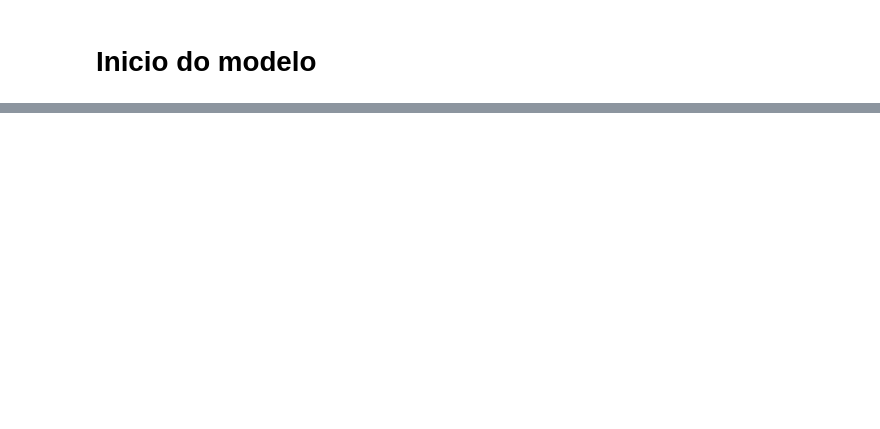
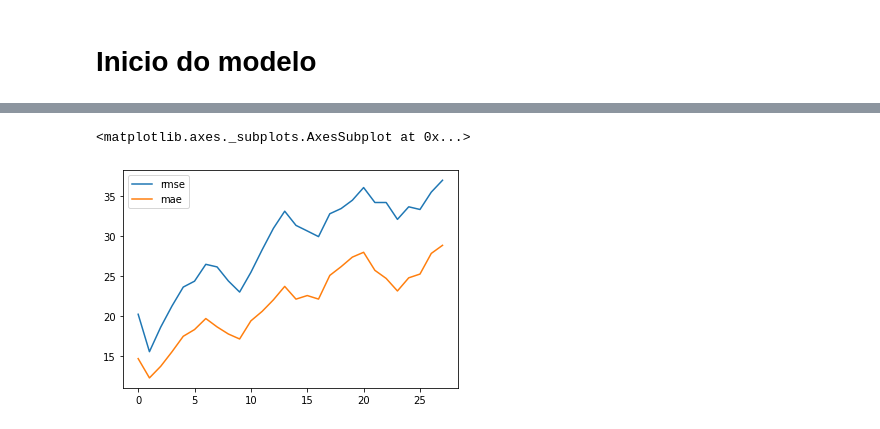
Before and after one commit to rodrigodemend/Previsao_Covid, a Jupyter notebook: Notebooks/Importação_e_Limpeza_dos_dados_de_Covid_19.ipynb, the cells around one changed output, grey strips where cells are left out. Saved outputs shown, nothing was run; the diff lists cells and outputs as text; code cells hidden in the pictures; blank space fills up the shorter version.

```diff
--- a/Notebooks/Importação_e_Limpeza_dos_dados_de_Covid_19.ipynb
+++ b/Notebooks/Importação_e_Limpeza_dos_dados_de_Covid_19.ipynb
@@ -241,0 +304,2 @@ data_new_confirmed.corr()
+# %%
+estado = 'SC'
@@ -241,0 +333,12 @@ data_new_confirmed.corr()
+# %%
+df = pd.DataFrame()
+df['ds'] = data_new_deaths.index
+df['y'] = data_new_deaths[estado].values
+# %%
+modelo = Prophet()
+# %%
+modelo.fit(df)
+df_cv = cross_validation(modelo, initial='400 days', period='30 days', horizon='30 days')
+df_p = performance_metrics(df_cv)
+plot_cross_validation_metric(df_cv, metric='rmse');
+plot_cross_validation_metric(df_cv, metric='mae');
@@ -241,0 +352,5 @@ data_new_confirmed.corr()
+# %%
+df_p[['rmse', 'mae']].plot()
+# %% [output]
+<matplotlib.axes._subplots.AxesSubplot at 0x...>
+[figure, added]
```
Also changed, not shown: parts of 10 cells of this notebook.
